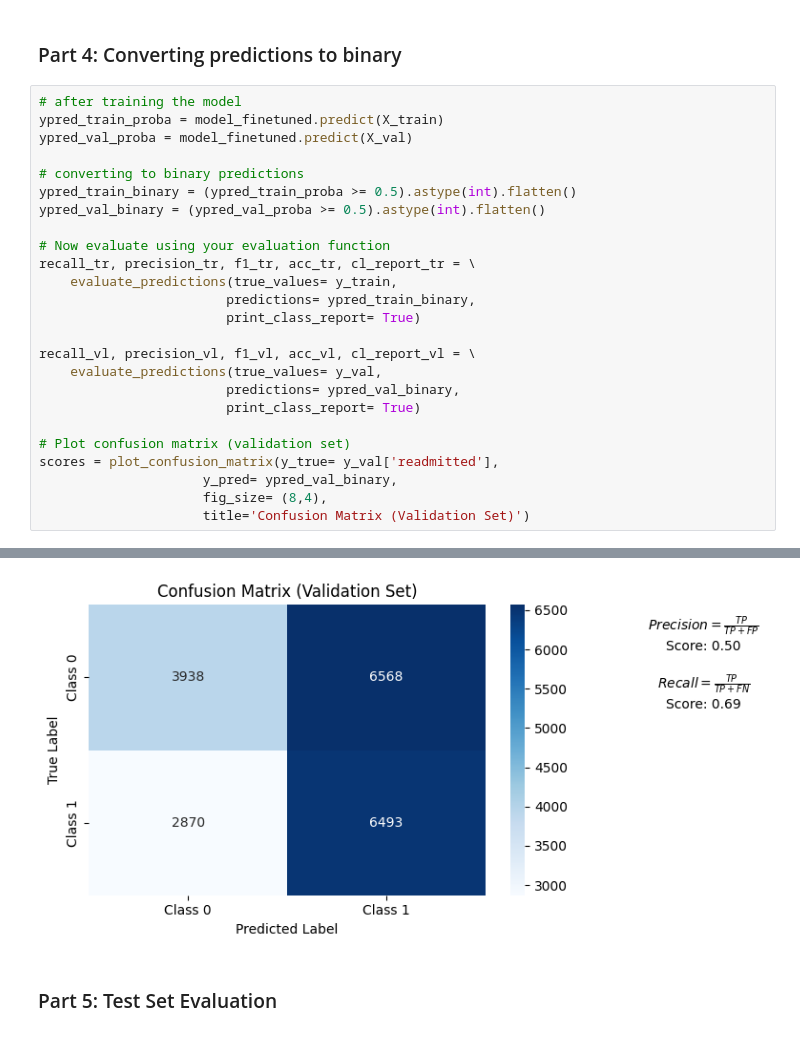
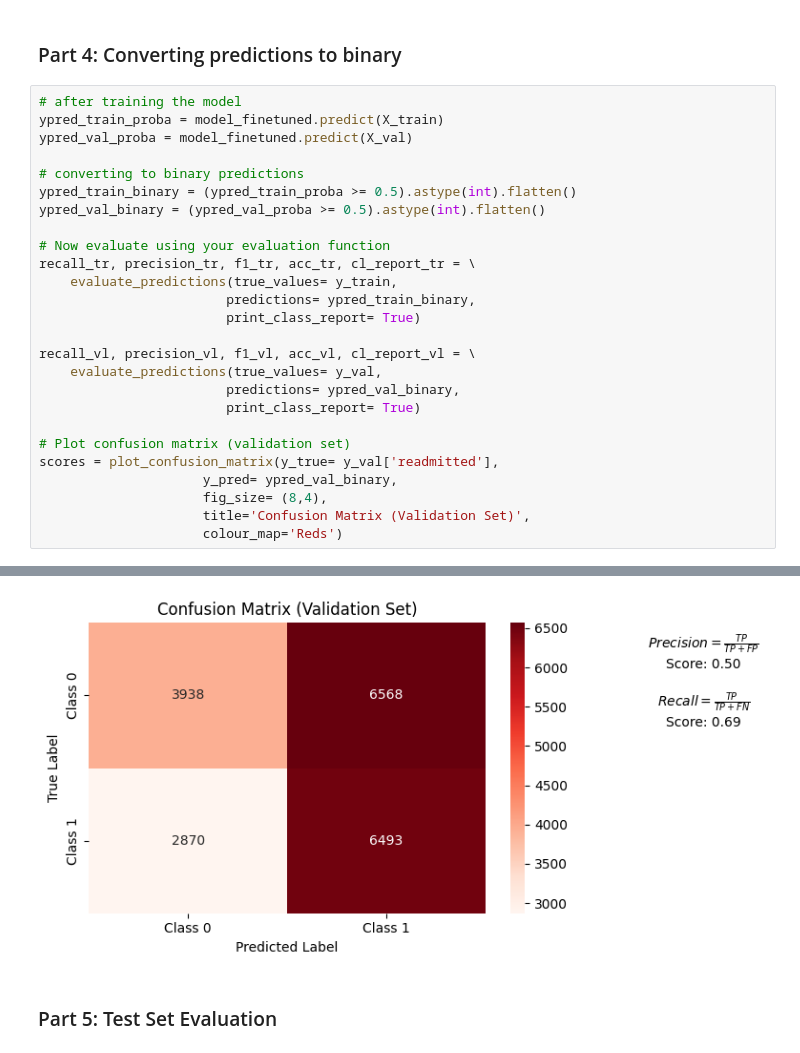
Before and after one commit to wip-0/ds207_final_project, a Jupyter notebook: notebook/DNNv1/dnnv1_vts.ipynb, the cells around one changed output, grey strips where cells are left out. Drawn from its saved outputs; the diff is of its cells as text.

```diff
--- a/notebook/DNNv1/dnnv1_vts.ipynb
+++ b/notebook/DNNv1/dnnv1_vts.ipynb
@@ -806,5 +745,6 @@ recall_vl, precision_vl, f1_vl, acc_vl, cl_report_vl = \
 scores = plot_confusion_matrix(y_true= y_val['readmitted'],
                      y_pred= ypred_val_binary,
                      fig_size= (8,4),
-                     title='Confusion Matrix (Validation Set)')
+                     title='Confusion Matrix (Validation Set)',
+                     colour_map='Reds')
 # %% [output]
@@ -812,22 +752,22 @@ scores = plot_confusion_matrix(y_true= y_val['readmitted'],
 621/621 ━━━━━━━━━━━━━━━━━━━━ 1s 1ms/step
               precision    recall  f1-score   support
 
            0       0.57      0.37      0.45     31515
            1       0.49      0.69      0.58     28090
 
     accuracy                           0.52     59605
    macro avg       0.53      0.53      0.51     59605
 weighted avg       0.54      0.52      0.51     59605
 
               precision    recall  f1-score   support
 
            0       0.58      0.37      0.45     10506
            1       0.50      0.69      0.58      9363
 
     accuracy                           0.52     19869
    macro avg       0.54      0.53      0.52     19869
 weighted avg       0.54      0.52      0.51     19869
-[figure, old version]
+[figure, new version]
 # %% [markdown]
 ### Part 5: Test Set Evaluation
 # %%
```
Also changed, not shown: parts of 3 cells of this notebook.
